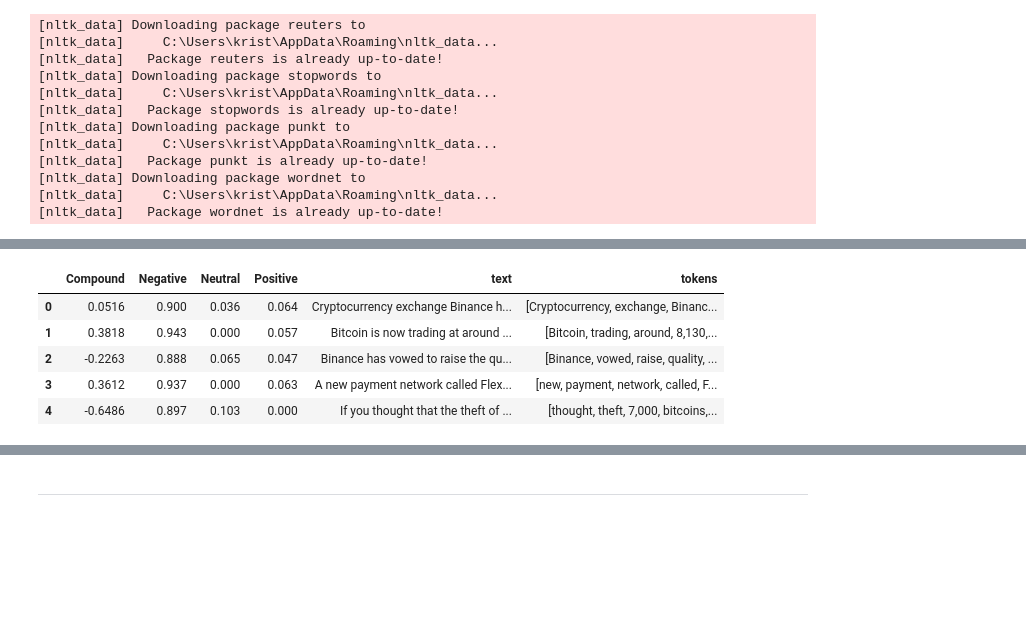
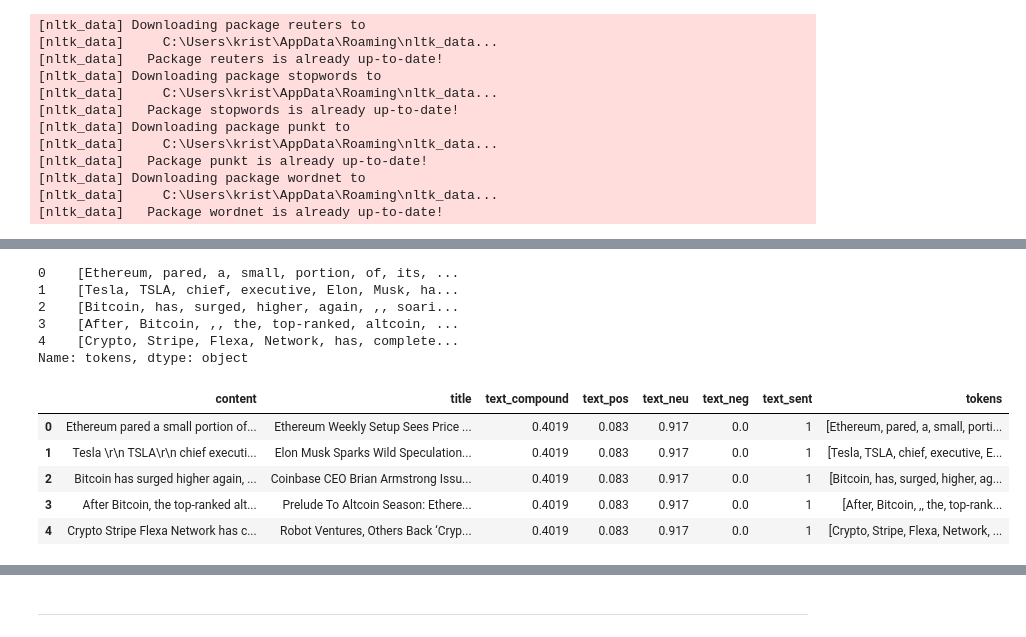
Before and after one commit to kristinav910/Crypto_Sentiment_Analysis, a Jupyter notebook: crypto_sentiment.ipynb, the cells around one changed output, grey strips where cells are left out. Saved outputs shown, nothing was run; the diff lists cells and outputs as text; code cells hidden in the pictures; blank space fills up the shorter version.

Commit message:
finalized tokenization

```diff
--- a/crypto_sentiment.ipynb
+++ b/crypto_sentiment.ipynb
@@ -105,19 +97,19 @@ def get_sentiment(score):
 
     return result
 # %%
-bit_title_sent = {
+title_sent = {
     "title_compound": [],
     "title_pos": [],
     "title_neu": [],
     "title_neg": [],
     "title_sent": [],
 }
-content_sent = {
-    "content_compound": [],
-    "content_pos": [],
-    "content_neu": [],
-    "content_neg": [],
-    "content_sent": [],
+text_sent = {
+    "text_compound": [],
+    "text_pos": [],
+    "text_neu": [],
+    "text_neg": [],
+    "text_sent": [],
 }
 
 # Get sentiment for the text and the title
@@ -141,9 +133,10 @@ for index, row in bit_df.iterrows():
         pass
 
 # Attaching sentiment columns to the News DataFrame
-#title_sentiment_df = pd.DataFrame(title_sent)
+title_sentiment_df = pd.DataFrame(title_sent)
 text_sentiment_df = pd.DataFrame(text_sent)
-bitcoin_df_sentiment = bit_df.join(title_sentiment_df).join(text_sentiment_df)
+bitcoin_df_sentiment_title = bit_df.join(title_sentiment_df)
 
-bitcoin_df_sentiment.head()
+
+bitcoin_df_sentiment_title.head()
 # %% [output]
@@ -213,0 +209,3 @@ ethereum_df_sentiment.head()
+# %%
+ethereum_df_sentiment_text = e_df.join(e_text_sentiment_df)
+ethereum_df_sentiment_text.head()
@@ -308,10 +419,22 @@ def tokenizer(text):
+# %%
+e_df["tokens"] = e_df.apply(lambda row: nltk.word_tokenize(row['content']), axis=1)
+e_token = e_df["tokens"]
+e_token.head()
+# %% [output]
+0    [Ethereum, pared, a, small, portion, of, its, ...
+1    [Tesla, TSLA, chief, executive, Elon, Musk, ha...
+2    [Bitcoin, has, surged, higher, again, ,, soari...
+3    [After, Bitcoin, ,, the, top-ranked, altcoin, ...
+4    [Crypto, Stripe, Flexa, Network, has, complete...
+Name: tokens, dtype: object
 # %%
-# Create a new tokens column for bitcoin
-# YOUR CODE HERE!
+# Create a new tokens column for ethereum
+e_df_tokens = ethereum_df_sentiment_text.join(e_token)
+e_df_tokens.head()
 # %% [output]
-|  | Compound | Negative | Neutral | Positive | text | tokens |
-| 0 | 0.0516 | 0.900 | 0.036 | 0.064 | Cryptocurrency exchange Binance h... | [Cryptocurrency, exchange, Binanc... |
-| 1 | 0.3818 | 0.943 | 0.000 | 0.057 | Bitcoin is now trading at around ... | [Bitcoin, trading, around, 8,130,... |
-| 2 | -0.2263 | 0.888 | 0.065 | 0.047 | Binance has vowed to raise the qu... | [Binance, vowed, raise, quality, ... |
-| 3 | 0.3612 | 0.937 | 0.000 | 0.063 | A new payment network called Flex... | [new, payment, network, called, F... |
-| 4 | -0.6486 | 0.897 | 0.103 | 0.000 | If you thought that the theft of ... | [thought, theft, 7,000, bitcoins,... |
+|  | content | title | text_compound | text_pos | text_neu | text_neg | text_sent | tokens |
+| 0 | Ethereum pared a small portion of... | Ethereum Weekly Setup Sees Price ... | 0.4019 | 0.083 | 0.917 | 0.0 | 1 | [Ethereum, pared, a, small, porti... |
+| 1 | Tesla \r\n TSLA\r\n chief executi... | Elon Musk Sparks Wild Speculation... | 0.4019 | 0.083 | 0.917 | 0.0 | 1 | [Tesla, TSLA, chief, executive, E... |
+| 2 | Bitcoin has surged higher again, ... | Coinbase CEO Brian Armstrong Issu... | 0.4019 | 0.083 | 0.917 | 0.0 | 1 | [Bitcoin, has, surged, higher, ag... |
+| 3 | After Bitcoin, the top-ranked alt... | Prelude To Altcoin Season: Ethere... | 0.4019 | 0.083 | 0.917 | 0.0 | 1 | [After, Bitcoin, ,, the, top-rank... |
+| 4 | Crypto Stripe Flexa Network has c... | Robot Ventures, Others Back ‘Cryp... | 0.4019 | 0.083 | 0.917 | 0.0 | 1 | [Crypto, Stripe, Flexa, Network, ... |
```
Also changed, not shown: parts of 36 cells of this notebook.
